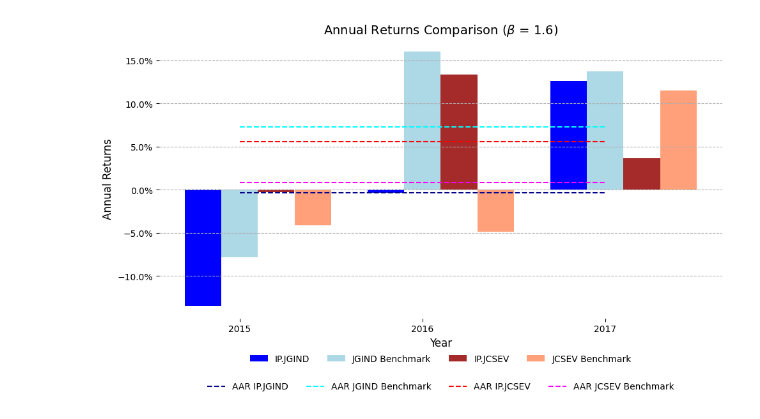
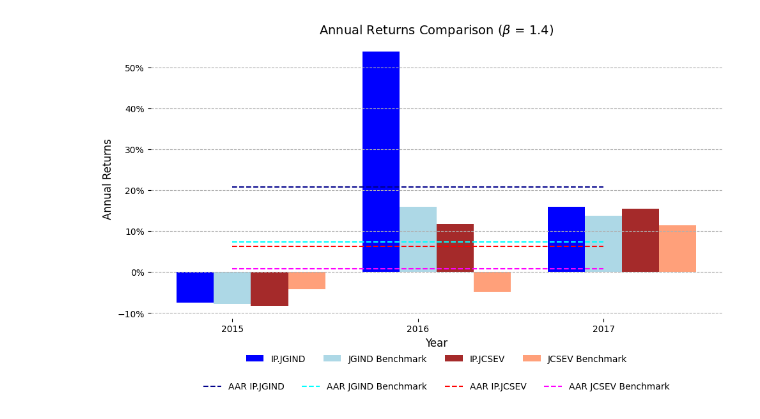
Before and after one commit to rogerbukuru/Stock-Price-Forecasting-with-DNN, a Jupyter notebook: plot_results.ipynb, the cells around one changed output. Saved outputs shown, nothing was run; the diff lists cells and outputs as text; code cells hidden in the pictures.

```diff
--- a/plot_results.ipynb
+++ b/plot_results.ipynb
@@ -5,13 +5,13 @@ import os
 import matplotlib.pyplot as plt
 import numpy as np
 
-results_dir = "experiment_results"
+results_dir = "experiment_results/task_1"
 
 # Get a list of all JSON files in the directory
 #json_files = [f for f in os.listdir(results_dir) if f.endswith('.json')]
 
-beta_value = 1.6
-selected_file = f"value_investing_beta_{beta_value}.json"
+beta_value = 1.4
+selected_file = f"invest_recommendation_beta_{beta_value}.json"
 
 
 file_path = os.path.join(results_dir, selected_file)
@@ -62,7 +62,7 @@ plt.xlabel('Year', fontsize=12)
 plt.ylabel('Annual Returns', fontsize=12)
 
 
-plt.title(rf'Annual Returns Comparison ($\beta$ = {beta_value})', fontsize=14)
+plt.title(rf'Annual Returns Comparison ($\beta$ = {beta_value:.1f})', fontsize=14)
 
 plt.xticks(years, fontsize=10)
 
@@ -88,31 +88,31 @@ for handle, label in zip(handles, labels):
         bar_elements.append((handle, label))
 
 # Create two separate legends
 first_legend = plt.legend([handle for handle, _ in bar_elements],
                           [label for _, label in bar_elements],
                           loc='upper center',
                           bbox_to_anchor=(0.5, -0.10),
                           ncol=4,
                           frameon=False)
 
 # Add the first legend manually
 plt.gca().add_artist(first_legend)
 
 # Create the second legend with line plot labels
 plt.legend([handle for handle, _ in line_elements],
            [label for _, label in line_elements],
            loc='upper center',
            bbox_to_anchor=(0.5, -0.20),
            ncol=4,
            frameon=False)
 
 plt.grid(axis='y', linestyle='--')
 
 plt.subplots_adjust(bottom=0.25)
 
 # --- Show the plot ---
 
 plt.tight_layout()
 plt.show()
 # %% [output]
-[figure, old version]
+[figure, new version]
```
Also changed, not shown: 28 other files.
